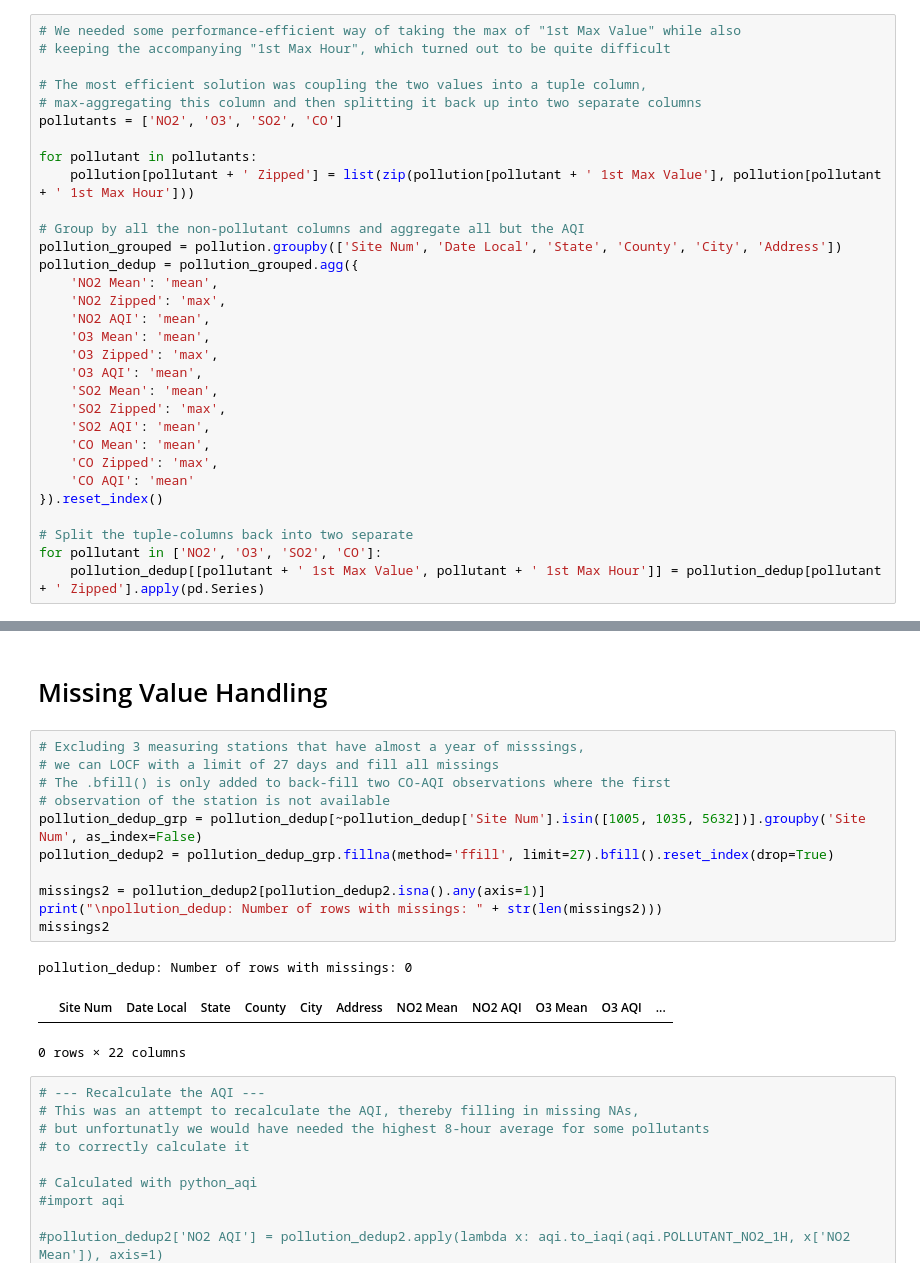
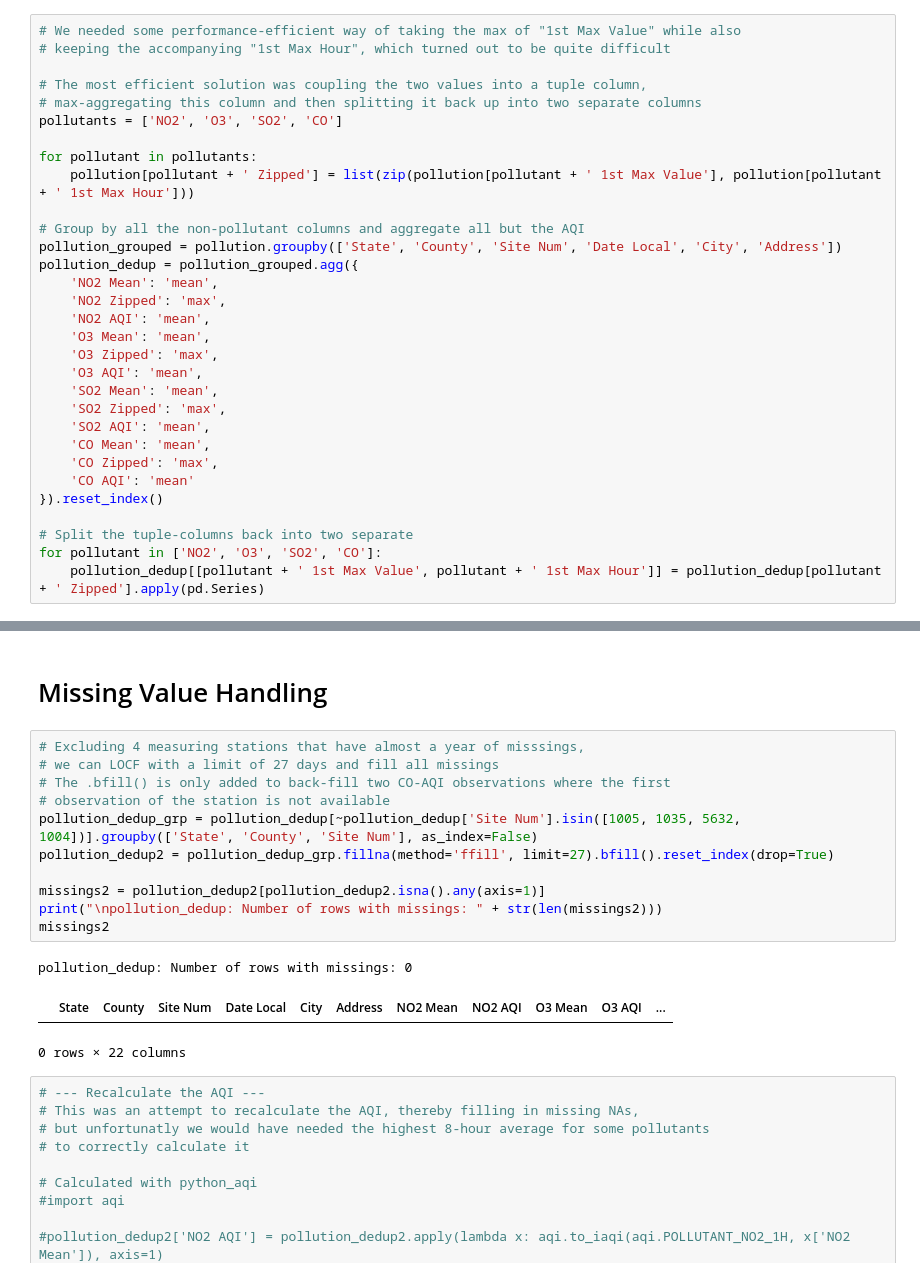
Before and after one commit to fionasi/dp1_pollution, a Jupyter notebook: pollution.ipynb, the cells around one changed output, grey strips where cells are left out. Drawn from its saved outputs; the diff is of its cells as text.

```diff
--- a/pollution.ipynb
+++ b/pollution.ipynb
@@ -84,7 +84,7 @@ for pollutant in pollutants:
     pollution[pollutant + ' Zipped'] = list(zip(pollution[pollutant + ' 1st Max Value'], pollution[pollutant + ' 1st Max Hour']))
 
 # Group by all the non-pollutant columns and aggregate all but the AQI
-pollution_grouped = pollution.groupby(['Site Num', 'Date Local', 'State', 'County', 'City', 'Address'])
+pollution_grouped = pollution.groupby(['State', 'County', 'Site Num', 'Date Local', 'City', 'Address'])
 pollution_dedup = pollution_grouped.agg({
     'NO2 Mean': 'mean',
     'NO2 Zipped': 'max',
@@ -189,19 +189,19 @@ missings
 # %% [markdown]
 # Missing Value Handling
 # %%
-# Excluding 3 measuring stations that have almost a year of misssings,
+# Excluding 4 measuring stations that have almost a year of misssings,
 # we can LOCF with a limit of 27 days and fill all missings
 # The .bfill() is only added to back-fill two CO-AQI observations where the first
 # observation of the station is not available
-pollution_dedup_grp = pollution_dedup[~pollution_dedup['Site Num'].isin([1005, 1035, 5632])].groupby('Site Num', as_index=False)
+pollution_dedup_grp = pollution_dedup[~pollution_dedup['Site Num'].isin([1005, 1035, 5632, 1004])].groupby(['State', 'County', 'Site Num'], as_index=False)
 pollution_dedup2 = pollution_dedup_grp.fillna(method='ffill', limit=27).bfill().reset_index(drop=True)
 
 missings2 = pollution_dedup2[pollution_dedup2.isna().any(axis=1)]
 print("\npollution_dedup: Number of rows with missings: " + str(len(missings2)))
 missings2
 # %% [output]
 pollution_dedup: Number of rows with missings: 0
-|  | Site Num | Date Local | State | County | City | Address | NO2 Mean | NO2 AQI | O3 Mean | O3 AQI | ... |
+|  | State | County | Site Num | Date Local | City | Address | NO2 Mean | NO2 AQI | O3 Mean | O3 AQI | ... |
 0 rows × 22 columns
 # %%
 # --- Recalculate the AQI ---
```
Also changed, not shown: parts of 13 cells of this notebook, 1 other file.
